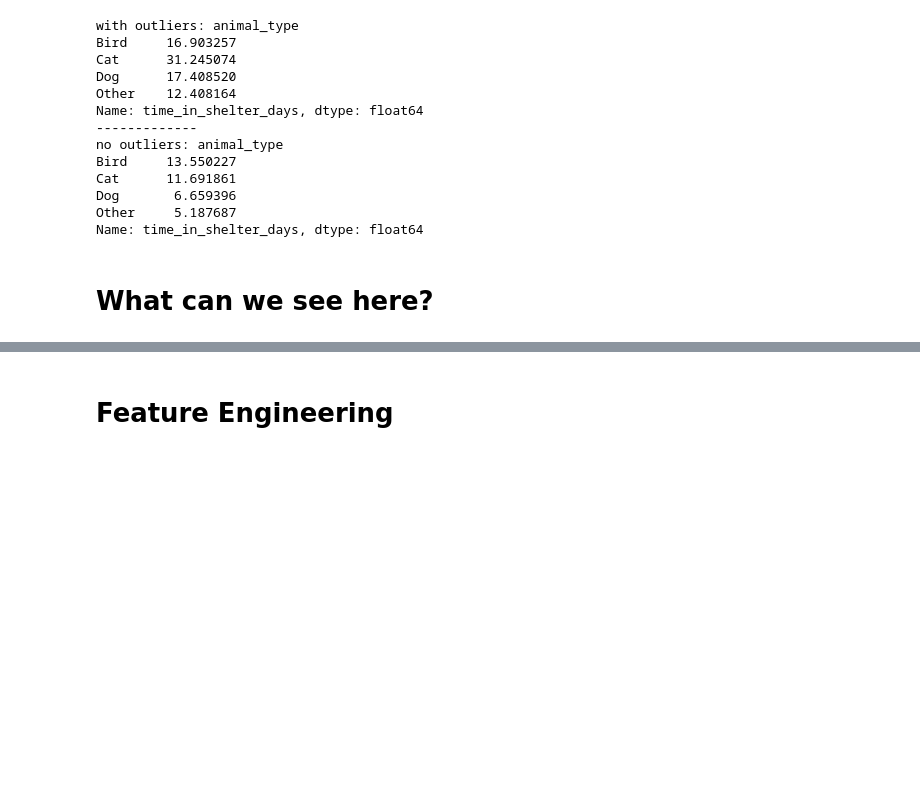
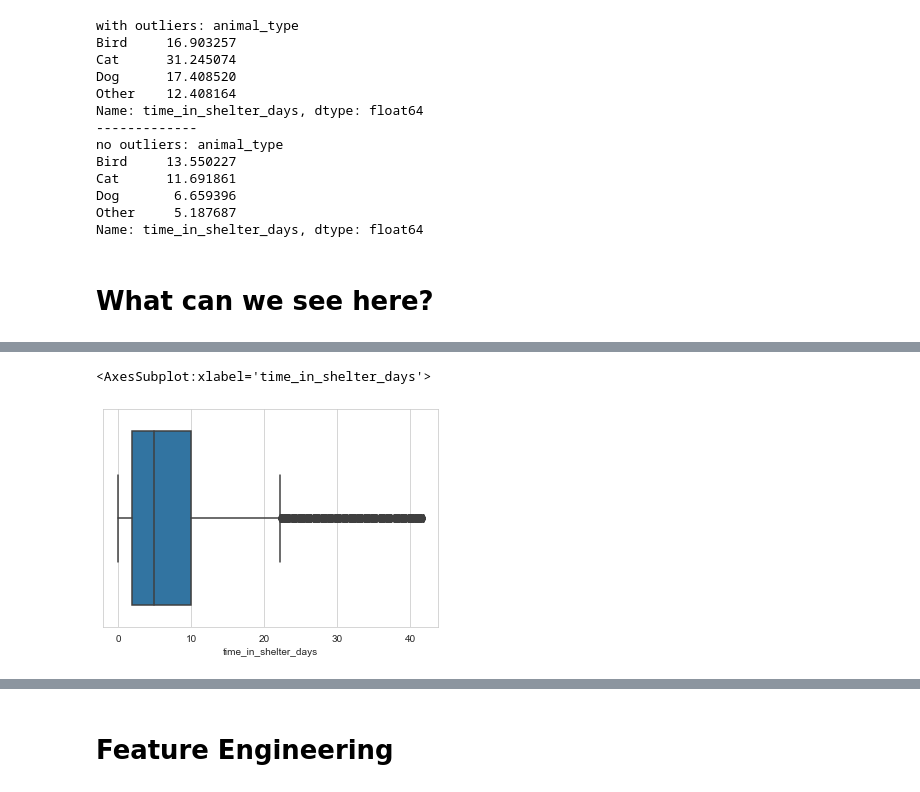
Before and after one commit to NicolasSpettel/Mid-Project, a Jupyter notebook: Mid-Project.ipynb, the cells around one changed output, grey strips where cells are left out. Saved outputs shown, nothing was run; the diff lists cells and outputs as text; code cells hidden in the pictures; blank space fills up the shorter version.

```diff
--- a/Mid-Project.ipynb
+++ b/Mid-Project.ipynb
@@ -273,3 +290,6 @@ Name: time_in_shelter_days, dtype: float64
 # %%
-#sns.boxplot(cleaned_outliers_time_in_shelter_days["time_in_shelter_days"])
+sns.boxplot(cleaned_outliers_time_in_shelter_days["time_in_shelter_days"])
+# %% [output]
+<AxesSubplot:xlabel='time_in_shelter_days'>
+[figure, added]
 # %%
```
Also changed, not shown: parts of 34 cells of this notebook.
